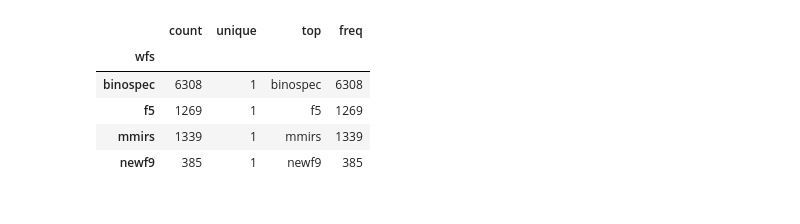
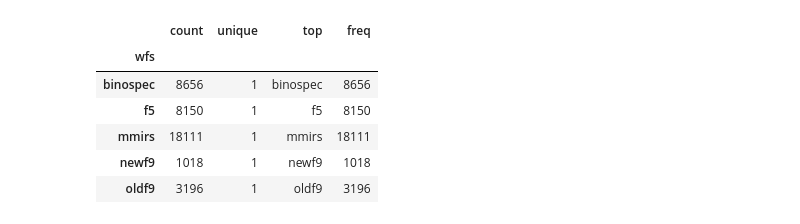
Before and after one commit to tepickering/HALcoll, a Jupyter notebook: notebooks/mine_wfs.ipynb, the cells around one changed output. Cells and saved outputs as stored; diff of their text form; code cells hidden in the pictures.

```diff
--- a/notebooks/mine_wfs.ipynb
+++ b/notebooks/mine_wfs.ipynb
@@ -26,26 +26,27 @@ from mpl_toolkits.mplot3d import Axes3D
 # %%
 rootdir = Path("/Volumes/LaCie 8TB/wfsdat")
 # use find to make this csv list
-with open(rootdir / "reanalyze_csvs_2019.txt") as f:
+with open(rootdir / "reanalyze_csvs_2017.txt") as f:
     csvs = f.readlines()
 
 # loop through the csv files and read them with pandas
 frames = []
 for csv in csvs:
     frames.append(pd.read_csv(rootdir / csv.rstrip()))
 
 # now concat each frame into one big frame containing all of the data
 data = pd.concat(frames, sort=True)
 
 g = data.groupby('wfs')
 g.wfs.describe()
 # %% [output]
 |  | count | unique | top | freq |
 | wfs |  |  |  |  |
-| binospec | 6308 | 1 | binospec | 6308 |
-| f5 | 1269 | 1 | f5 | 1269 |
-| mmirs | 1339 | 1 | mmirs | 1339 |
-| newf9 | 385 | 1 | newf9 | 385 |
+| binospec | 8656 | 1 | binospec | 8656 |
+| f5 | 8150 | 1 | f5 | 8150 |
+| mmirs | 18111 | 1 | mmirs | 18111 |
+| newf9 | 1018 | 1 | newf9 | 1018 |
+| oldf9 | 3196 | 1 | oldf9 | 3196 |
 # %%
 data.tail()
 # %% [output]
```
Also changed, not shown: parts of 9 cells of this notebook, 2 other files.
